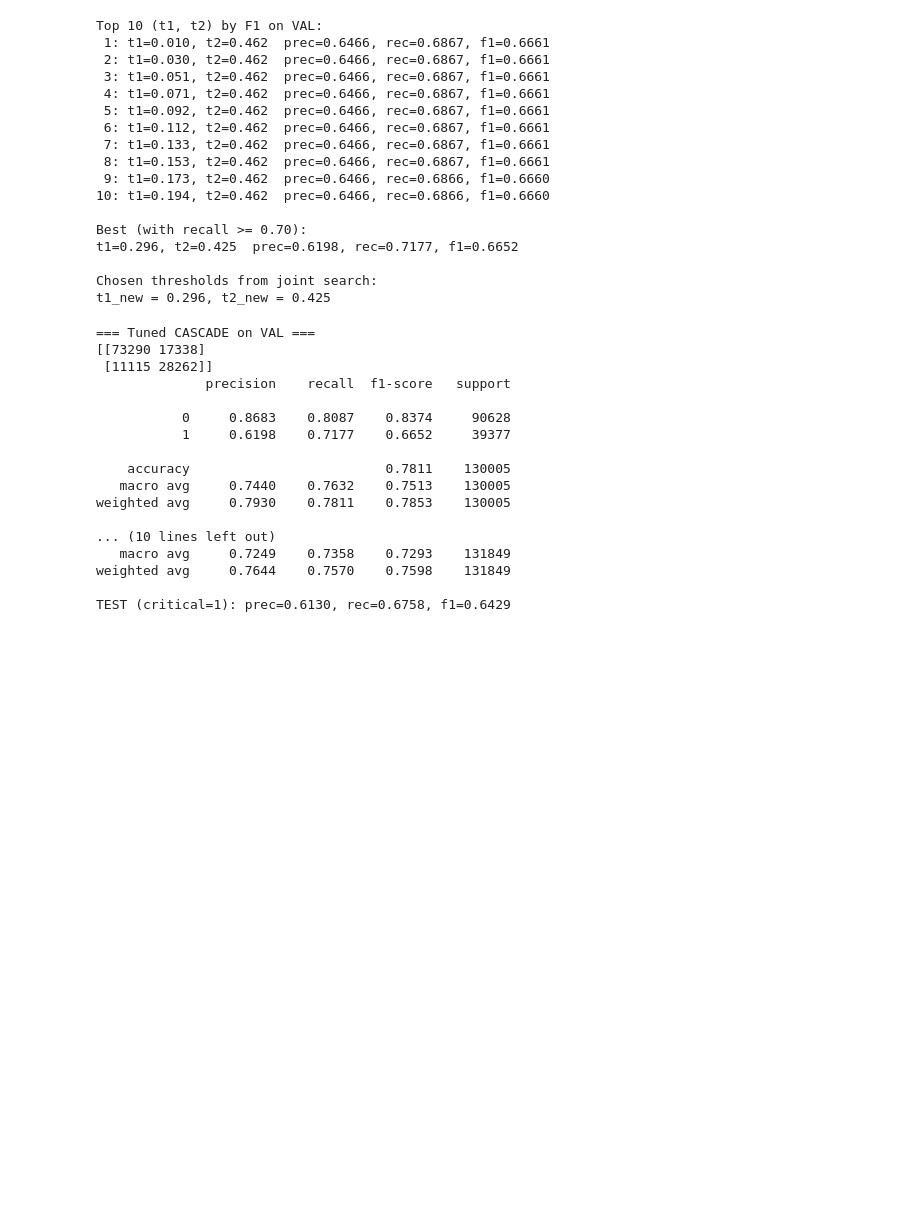
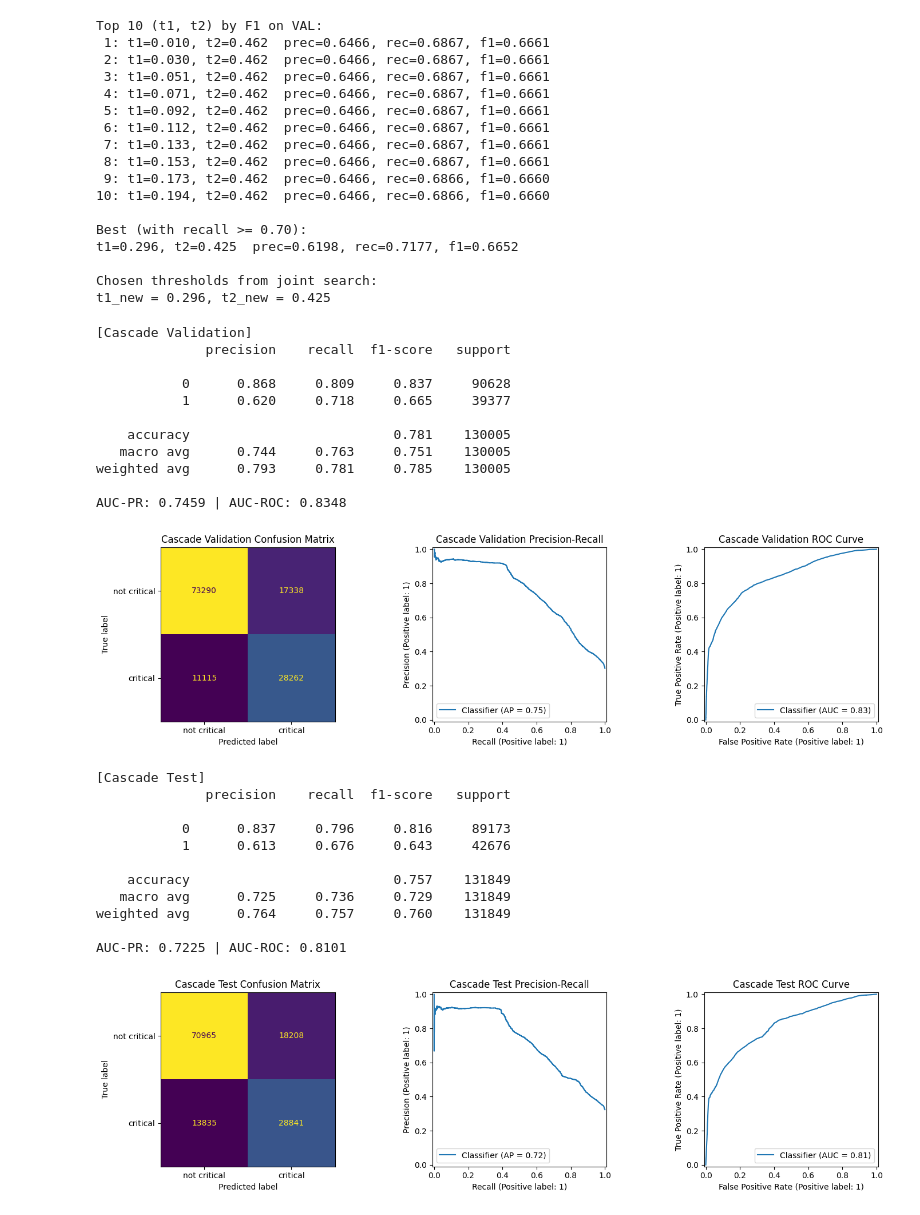
Before and after one commit to DPnimo11/CIS-5200-Final-Project, a Jupyter notebook: models/criticality_cascade.ipynb, the cells around one changed output. Drawn from its saved outputs; the diff is of its cells as text; code cells hidden in the pictures; blank space fills up the shorter version.

```diff
--- a/models/criticality_cascade.ipynb
+++ b/models/criticality_cascade.ipynb
@@ -596,54 +603,74 @@ t1=0.296, t2=0.425  prec=0.6198, rec=0.7177, f1=0.6652
 Chosen thresholds from joint search:
 t1_new = 0.296, t2_new = 0.425
 # %%
+
 # %% [markdown]
 # ## Re-evaluate cascade with tuned thresholds
 
 # %%
+def evaluate_split(y_true, preds, scores, split_name: str):
+    pr_auc = average_precision_score(y_true, scores)
+    roc_auc = roc_auc_score(y_true, scores)
+
+    print(f"[{split_name}]")
+    print(classification_report(y_true, preds, digits=3, zero_division=0))
+    print(f"AUC-PR: {pr_auc:.4f} | AUC-ROC: {roc_auc:.4f}")
+
+    cm = confusion_matrix(y_true, preds)
+    fig, axes = plt.subplots(1, 3, figsize=(15, 4))
+    ConfusionMatrixDisplay(cm, display_labels=["not critical", "critical"]).plot(ax=axes[0], colorbar=False)
+    axes[0].set_title(f"{split_name} Confusion Matrix")
+    PrecisionRecallDisplay.from_predictions(y_true, scores, ax=axes[1])
+    axes[1].set_title(f"{split_name} Precision-Recall")
+    RocCurveDisplay.from_predictions(y_true, scores, ax=axes[2])
+    axes[2].set_title(f"{split_name} ROC Curve")
+    plt.tight_layout()
+    plt.show()
+
+    return {"auc_pr": pr_auc, "auc_roc": roc_auc, "confusion": cm.tolist()}
+
 # VAL
 y_val_cascade_tuned = cascade_predict(
     p1=p_val_stage1,
     p2=p_val_stage2_all,
     t1=t1_new,
     t2=t2_new,
 )
+val_scores = np.where(p_val_stage1 < t1_new, p_val_stage1, p_val_stage2_all)
+val_cascade_metrics = evaluate_split(y_val, y_val_cascade_tuned, val_scores, "Cascade Validation")
 
-print("=== Tuned CASCADE on VAL ===")
-print(confusion_matrix(y_val, y_val_cascade_tuned))
-print(classification_report(y_val, y_val_cascade_tuned, digits=4))
-prec_val_tuned, rec_val_tuned, f1_val_tuned = precision_recall_f1(y_val, y_val_cascade_tuned)
-print(f"VAL (critical=1): prec={prec_val_tuned:.4f}, rec={rec_val_tuned:.4f}, f1={f1_val_tuned:.4f}")
-
-# %%
 # TEST
 y_test_cascade_tuned = cascade_predict(
     p1=p_test_stage1,
     p2=p_test_stage2_all,
     t1=t1_new,
     t2=t2_new,
 )
-
-print("=== Tuned CASCADE on TEST ===")
-print(confusion_matrix(y_test, y_test_cascade_tuned))
-print(classification_report(y_test, y_test_cascade_tuned, digits=4))
-prec_test_tuned, rec_test_tuned, f1_test_tuned = precision_recall_f1(y_test, y_test_cascade_tuned)
-print(f"TEST (critical=1): prec={prec_test_tuned:.4f}, rec={rec_test_tuned:.4f}, f1={f1_test_tuned:.4f}")
+test_scores = np.where(p_test_stage1 < t1_new, p_test_stage1, p_test_stage2_all)
+test_cascade_metrics = evaluate_split(y_test, y_test_cascade_tuned, test_scores, "Cascade Test")
 # %% [output]
-=== Tuned CASCADE on VAL ===
-[[73290 17338]
- [11115 28262]]
+[Cascade Validation]
               precision    recall  f1-score   support
 
-           0     0.8683    0.8087    0.8374     90628
-           1     0.6198    0.7177    0.6652     39377
+           0      0.868     0.809     0.837     90628
+           1      0.620     0.718     0.665     39377
 
-    accuracy                         0.7811    130005
-   macro avg     0.7440    0.7632    0.7513    130005
-weighted avg     0.7930    0.7811    0.7853    130005
+    accuracy                          0.781    130005
+   macro avg      0.744     0.763     0.751    130005
+weighted avg      0.793     0.781     0.785    130005
 
-... (10 lines left out)
-   macro avg     0.7249    0.7358    0.7293    131849
-weighted avg     0.7644    0.7570    0.7598    131849
-
-TEST (critical=1): prec=0.6130, rec=0.6758, f1=0.6429
+AUC-PR: 0.7459 | AUC-ROC: 0.8348
+[figure, added]
+[Cascade Test]
+              precision    recall  f1-score   support
+
+           0      0.837     0.796     0.816     89173
+           1      0.613     0.676     0.643     42676
+
+    accuracy                          0.757    131849
+   macro avg      0.725     0.736     0.729    131849
+weighted avg      0.764     0.757     0.760    131849
+
+AUC-PR: 0.7225 | AUC-ROC: 0.8101
+[figure, added]
 # %%
```
Also changed, not shown: parts of 2 cells of this notebook, 9 other files.
